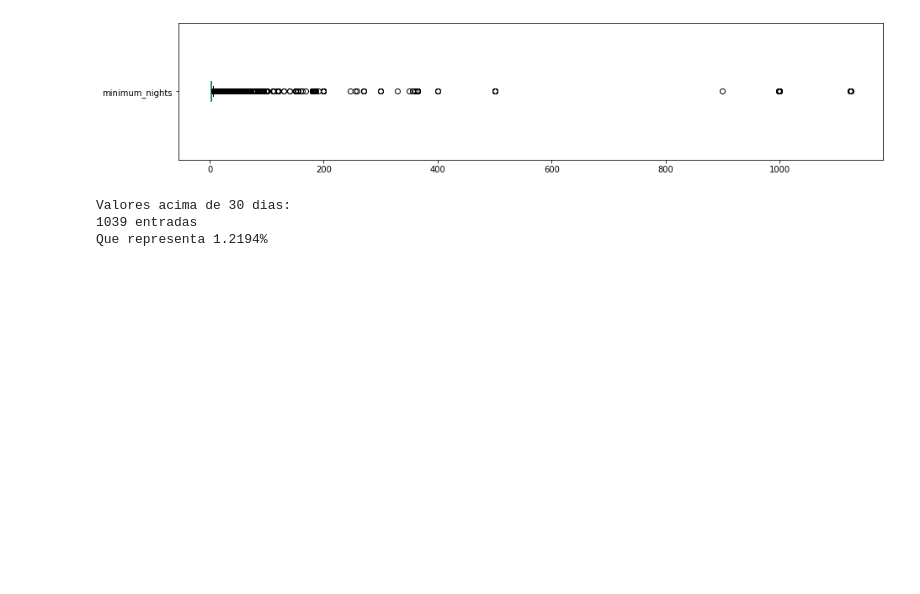
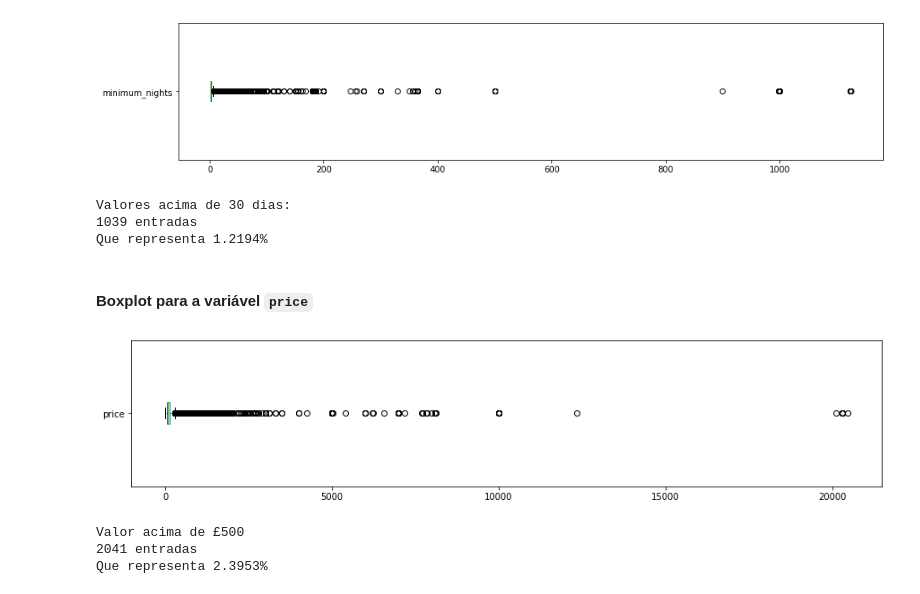
Before and after one commit to gorselli14/Portifolio_Projetos, a Jupyter notebook: Análise_dos_dados_do_Airbnb_(Londres).ipynb, the cells around one changed output. Cells and saved outputs as stored; diff of their text form; code cells hidden in the pictures; blank space fills up the shorter version.

```diff
--- a/Análise_dos_dados_do_Airbnb_(Londres).ipynb
+++ b/Análise_dos_dados_do_Airbnb_(Londres).ipynb
@@ -179,3 +179,17 @@ print(f'Que representa {(len(df [df.minimum_nights > 30])/df.shape[0])*100:.4f}%
 Valores acima de 30 dias:
 1039 entradas
 Que representa 1.2194%
+# %% [markdown]
+#### Boxplot para a variável `price`
+# %%
+#Boxplot price
+df.price.plot(kind='box', vert=False, figsize=(15,3))
+plt.show()
+print('Valor acima de £500')
+print(f'{len(df[df.price>500])} entradas')
+print(f'Que representa {(len(df[df.price>500])/df.shape[0])*100:.4f}%')
+# %% [output]
+[figure, added]
+Valor acima de £500
+2041 entradas
+Que representa 2.3953%
```
Also changed, not shown: parts of 18 cells of this notebook.
